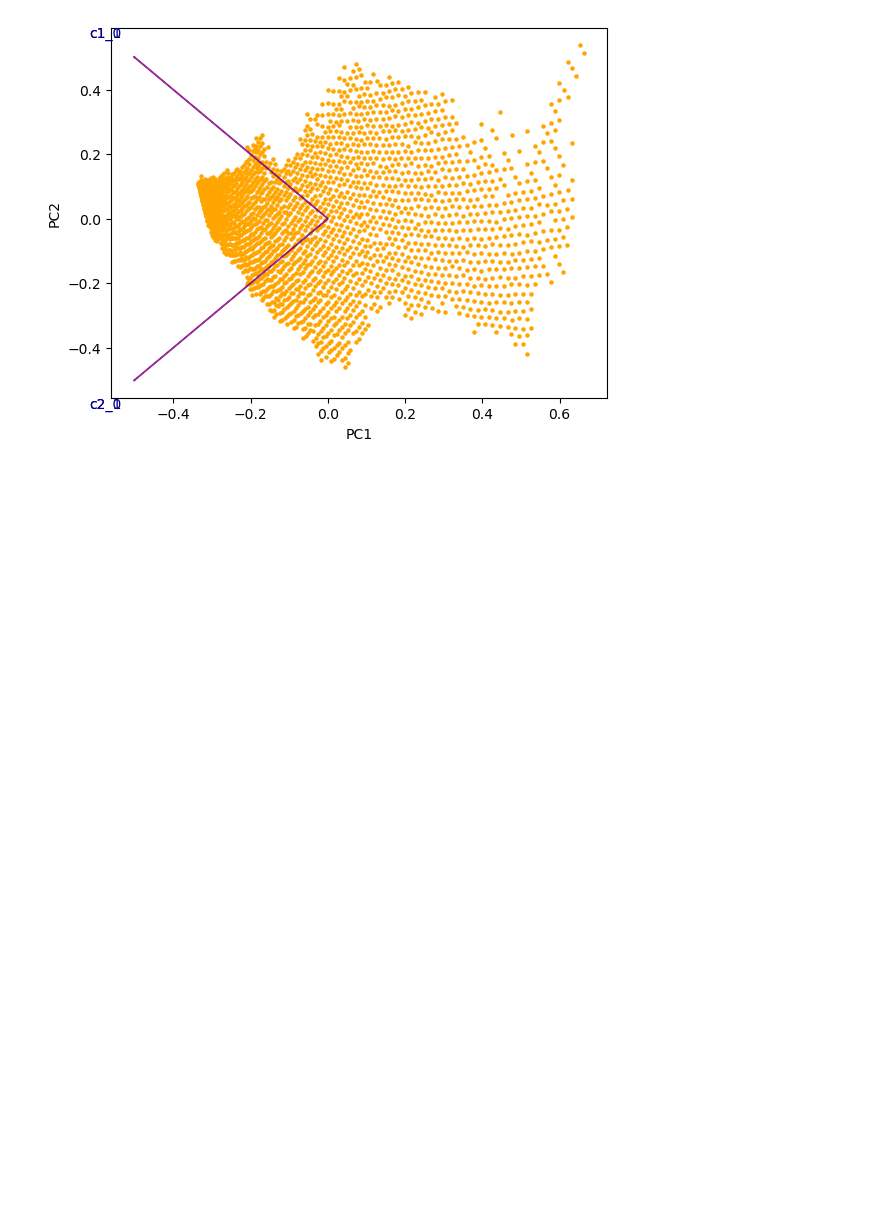
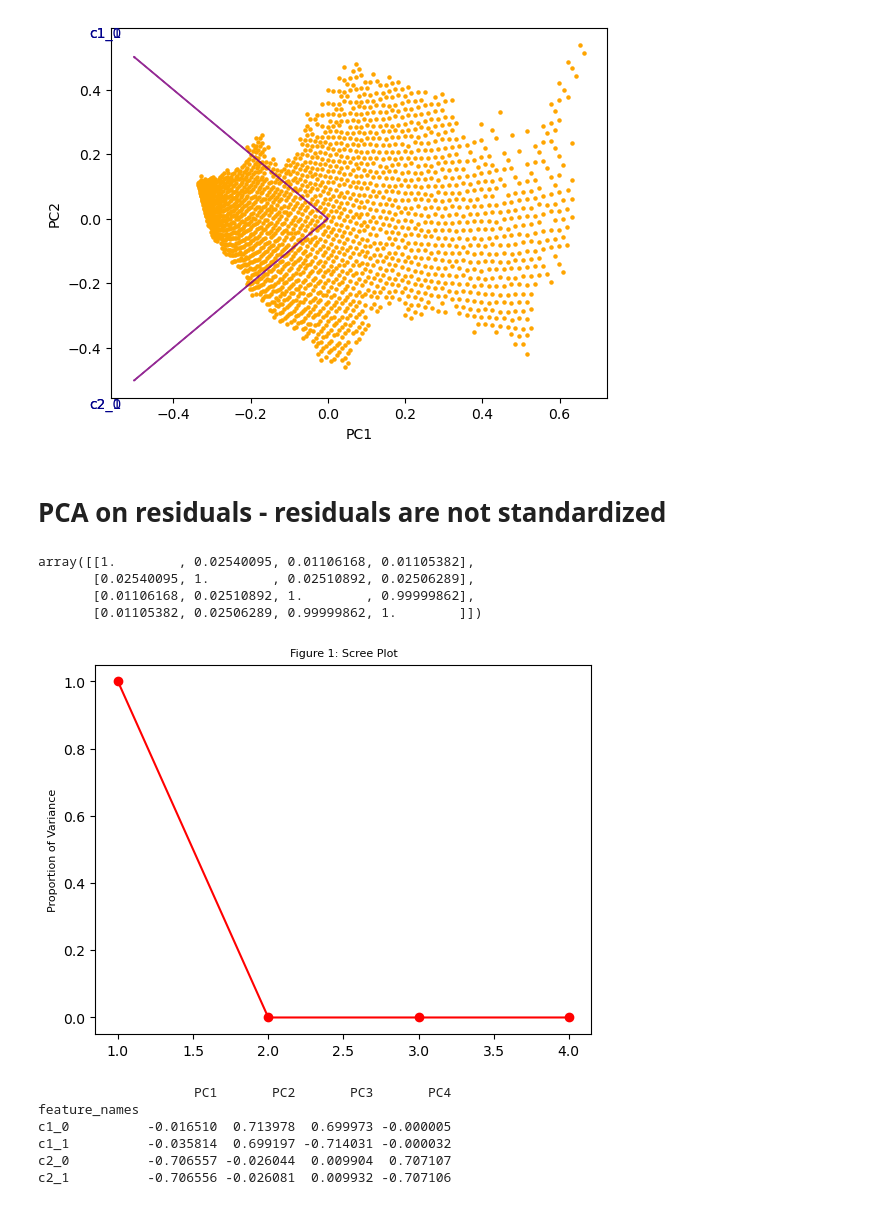
Before and after one commit to ascsn/ModelOrthogonalization, a Jupyter notebook: ToyExample/toymodels.ipynb, the cells around one changed output. Cells and saved outputs as stored; diff of their text form; code cells hidden in the pictures; blank space fills up the shorter version.

Commit message:
analysis of residuals added

```diff
--- a/ToyExample/toymodels.ipynb
+++ b/ToyExample/toymodels.ipynb
@@ -184,3 +189,39 @@ c2_1          -0.5 -0.499881  0.014500 -0.707042
 biplot(X_pca, np.transpose(pca.components_),list(loadings.index))
 # %% [output]
 [figure]
+# %% [markdown]
+# PCA on residuals - residuals are not standardized
+# %%
+residuals = models_output_df[models_output.keys()].values - masses_truth.values[:,None]
+np.corrcoef(residuals.T)
+# %% [output]
+array([[1.        , 0.02540095, 0.01106168, 0.01105382],
+       [0.02540095, 1.        , 0.02510892, 0.02506289],
+       [0.01106168, 0.02510892, 1.        , 0.99999862],
+       [0.01105382, 0.02506289, 0.99999862, 1.        ]])
+# %%
+pca = PCA(n_components=4)
+X_pca = pca.fit_transform(residuals)
+
+prop_var = pca.explained_variance_ratio_
+eigenvalues = pca.explained_variance_
+
+PC_numbers = np.arange(pca.n_components_) + 1
+plt.plot(PC_numbers,
+         prop_var,
+         'ro-')
+plt.title('Figure 1: Scree Plot', fontsize=8)
+plt.ylabel('Proportion of Variance', fontsize=8)
+plt.show()
+# %% [output]
+[figure, added]
+# %%
+loadings = loading_matrix(pca.components_, pca.n_features_, models_output_df[models_output.keys()].columns)
+print(loadings)
+# %% [output]
+                    PC1       PC2       PC3       PC4
+feature_names
+c1_0          -0.016510  0.713978  0.699973 -0.000005
+c1_1          -0.035814  0.699197 -0.714031 -0.000032
+c2_0          -0.706557 -0.026044  0.009904  0.707107
+c2_1          -0.706556 -0.026081  0.009932 -0.707106
```
Also changed, not shown: parts of 7 cells of this notebook, 1 other file.
